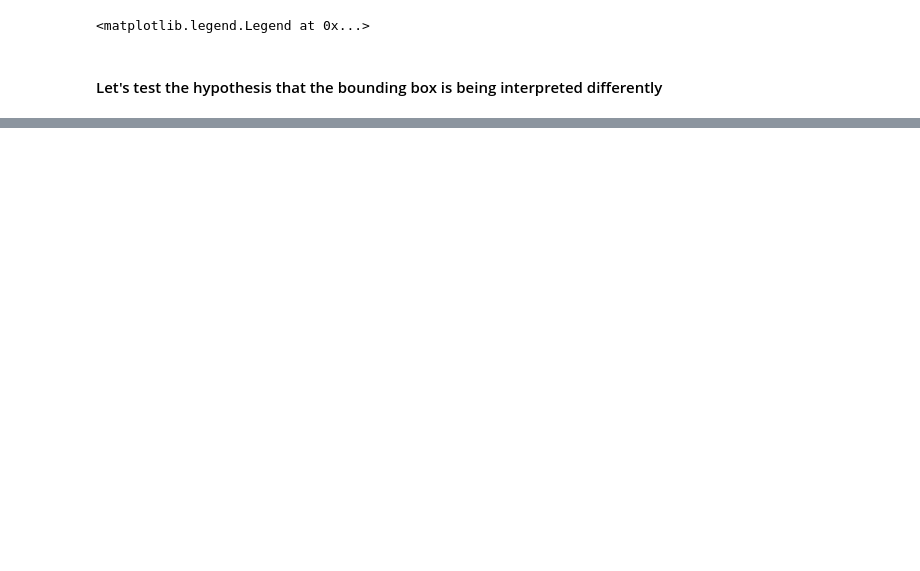
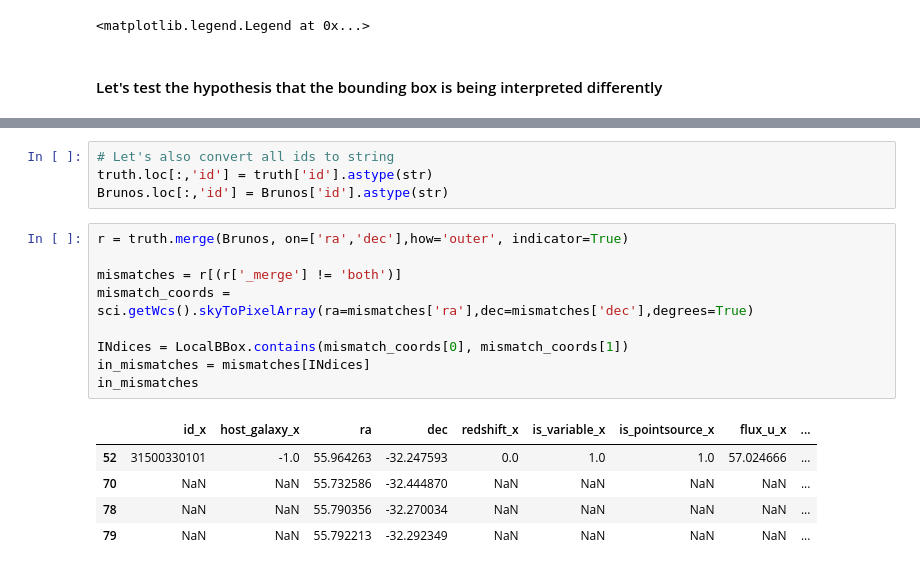
Before and after one commit to lsst-dm/ap_pipe-notebooks, a Jupyter notebook: notebooks/DM-40859.ipynb, the cells around one changed output, grey strips where cells are left out. Drawn from its saved outputs; the diff is of its cells as text; blank space fills up the shorter version.

```diff
--- a/notebooks/DM-40859.ipynb
+++ b/notebooks/DM-40859.ipynb
@@ -129,0 +212,19 @@ for i in range(4):
+# %%
+# Let's also convert all ids to string
+truth.loc[:,'id'] = truth['id'].astype(str)
+Brunos.loc[:,'id'] = Brunos['id'].astype(str)
+# %%
+r = truth.merge(Brunos, on=['ra','dec'],how='outer', indicator=True)
+
+mismatches = r[(r['_merge'] != 'both')]
+mismatch_coords = sci.getWcs().skyToPixelArray(ra=mismatches['ra'],dec=mismatches['dec'],degrees=True)
+
+INdices = LocalBBox.contains(mismatch_coords[0], mismatch_coords[1])
+in_mismatches = mismatches[INdices]
+in_mismatches
+# %% [output]
+|  | id_x | host_galaxy_x | ra | dec | redshift_x | is_variable_x | is_pointsource_x | flux_u_x | ... |
+| 52 | 31500330101 | -1.0 | 55.964263 | -32.247593 | 0.0 | 1.0 | 1.0 | 57.024666 | ... |
+| 70 | NaN | NaN | 55.732586 | -32.444870 | NaN | NaN | NaN | NaN | ... |
+| 78 | NaN | NaN | 55.790356 | -32.270034 | NaN | NaN | NaN | NaN | ... |
+| 79 | NaN | NaN | 55.792213 | -32.292349 | NaN | NaN | NaN | NaN | ... |
```
Also changed, not shown: parts of 20 cells of this notebook.
